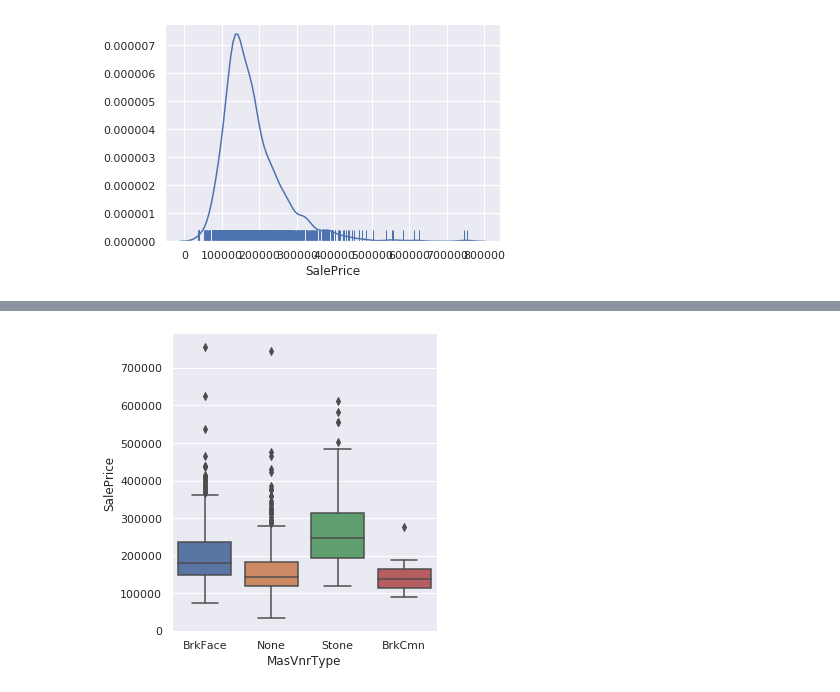
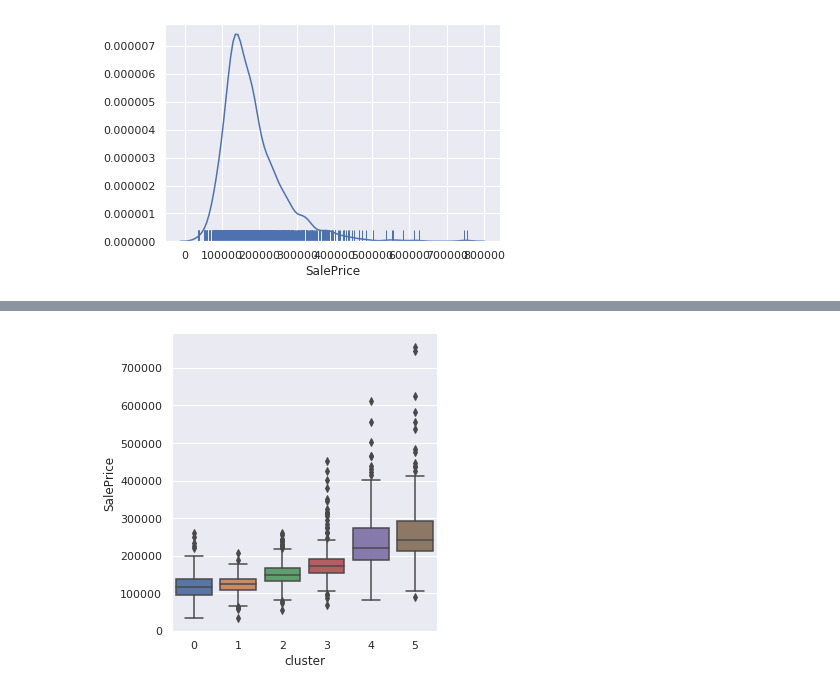
Before and after one commit to ViktorTarasenko/housepricing, a Jupyter notebook: visulization.ipynb, the cells around one changed output, grey strips where cells are left out. Saved outputs shown, nothing was run; the diff lists cells and outputs as text; code cells hidden in the pictures.

Commit message:
clustering

```diff
--- a/visulization.ipynb
+++ b/visulization.ipynb
@@ -12,5 +13,5 @@ from scipy.special import boxcox1p
 # %%
-train_data = pd.read_csv('train.csv')
+train_data = pd.read_csv('train_cluster_str2.csv')
 test_data = pd.read_csv('test.csv')
 # %%
 sns.set(color_codes=True)
@@ -57,0 +46,2 @@ sns.distplot(preprocessing.scale(train_data['SalePrice'].astype(float)), hist=Fa
+# %%
+train_data['RoofStyle'] = train_data['RoofStyle'].apply(lambda x: x if (x == "Gable") else "NotGable")
@@ -73,7 +65,7 @@ sns.catplot(x="MasVnrType", y="SalePrice", kind="box", data=train_data.fillna(va
 # %%
 #assume na is same as none
-sns.catplot(x="MasVnrType", y="SalePrice", kind="box", data=train_data.fillna(value="None"));
+sns.catplot(x="cluster", y="SalePrice", kind="box", data=train_data.fillna(value="None"));
 # %% [output]
-[figure, old version]
+[figure, new version]
 # %%
 sns.catplot(x="MasVnrType", kind="count", data=train_data.fillna(value="None2"));
```
Also changed, not shown: parts of 45 cells of this notebook, 20 other files.
